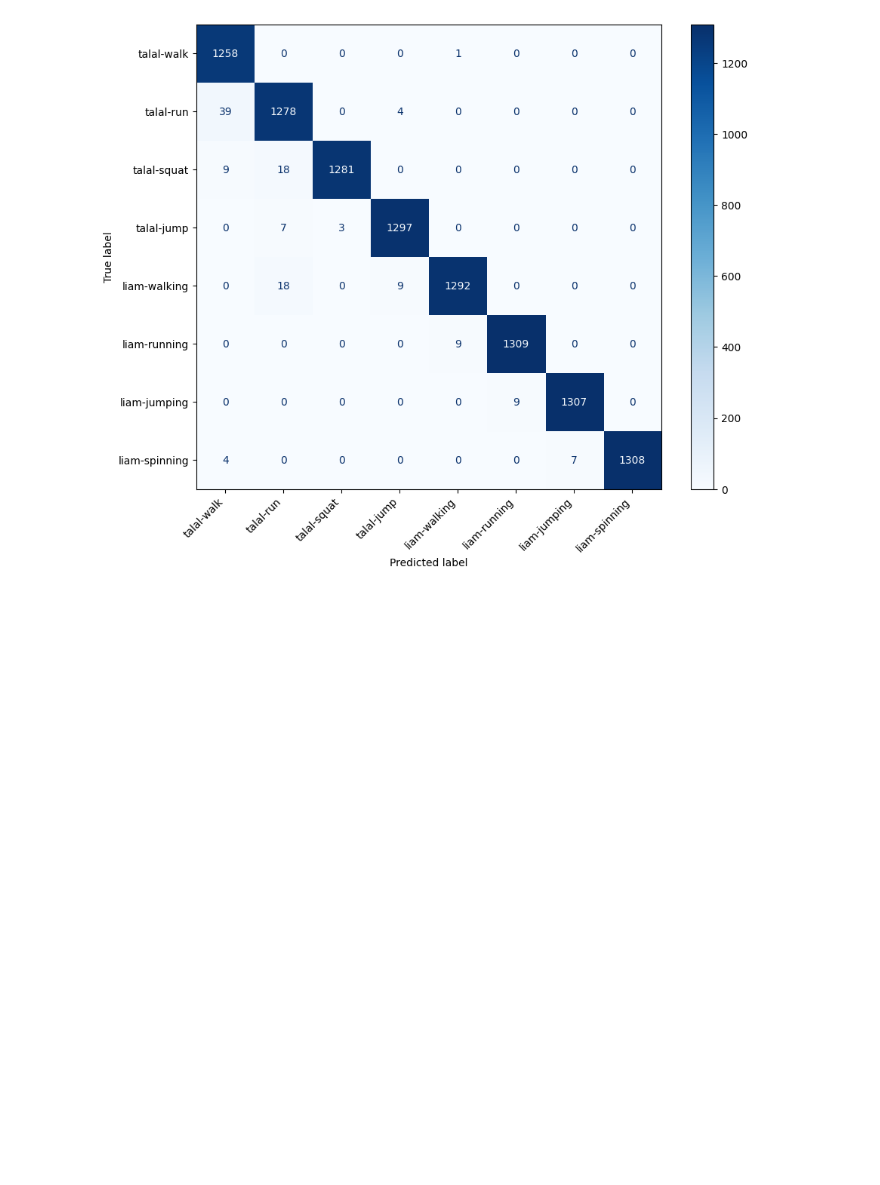
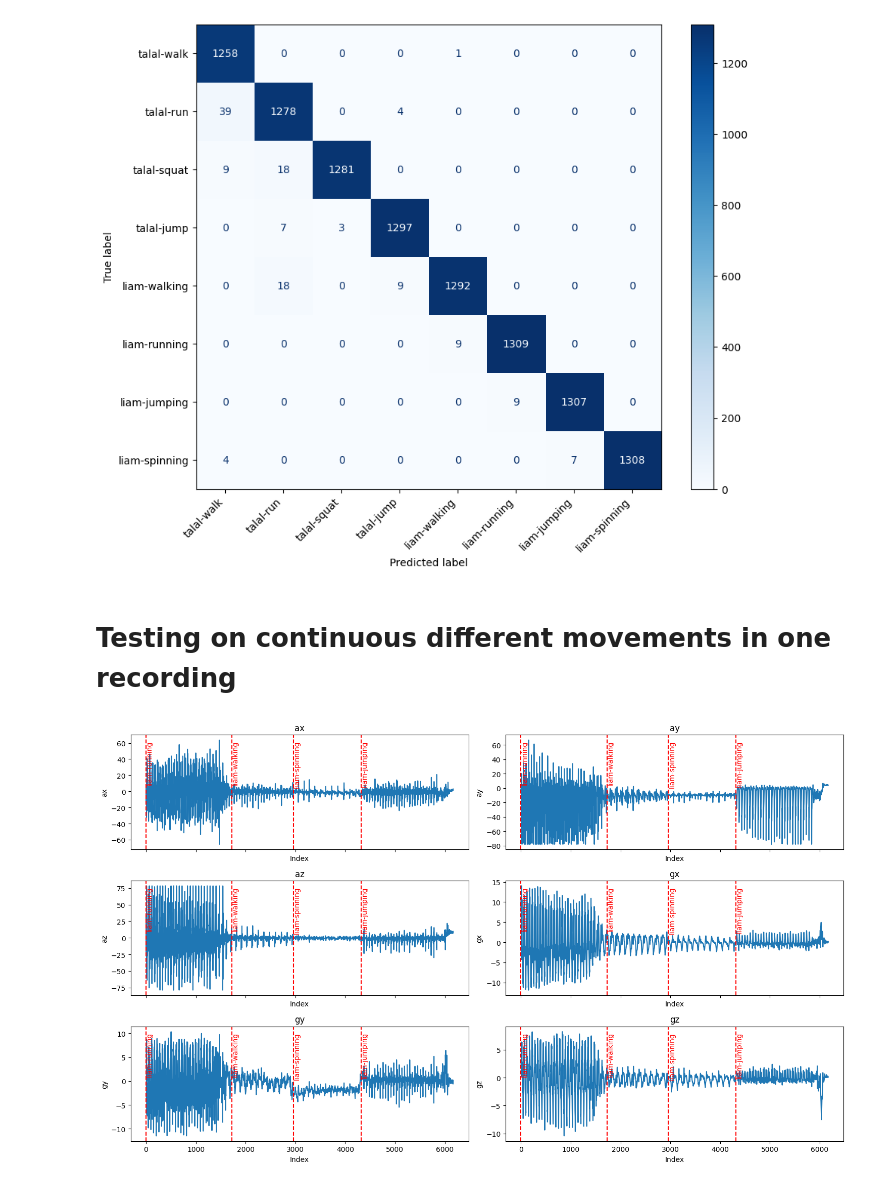
Before and after one commit to TreasureJim/ml-class-rnn-classifier, a Jupyter notebook: model.ipynb, the cells around one changed output. Cells and saved outputs as stored; diff of their text form; code cells hidden in the pictures; blank space fills up the shorter version.

Commit message:
Analyse with continuous data

```diff
--- a/model.ipynb
+++ b/model.ipynb
@@ -289,3 +311,61 @@ plt.show()
 # %% [output]
 328/328 ━━━━━━━━━━━━━━━━━━━━ 2s 5ms/step
 [figure]
+# %% [markdown]
+# Testing on continuous different movements in one recording
+# %%
+import pickle
+import pandas as pd
+
+continuous_test = pickle.load(open("data/continuous-end-test/combined.pkl", "rb"))
+
+positions = [0, 0.28, 0.48, 0.70, 1.0]
+labels = ["liam-running", "liam-walking", "liam-spinning", "liam-jumping"]
+
+bins = [int(len(continuous_test) * pos) for pos in positions]
+bins[-1] = len(continuous_test)
+
+continuous_test['d_class'] = pd.cut(
+    continuous_test.index,
+    bins=bins,
+    labels=labels,
+    right=False,
+    include_lowest=True
+)
+# %%
+import seaborn as sb
+import matplotlib.pyplot as plt
+
+columns = continuous_test.columns
+num_columns = len(columns)
+
+fig_cols = 2
+nrows = 3
+
+# Create subplots
+# figsize: size of figure in inches (width, height)
+fig, axes = plt.subplots(nrows=nrows, ncols=fig_cols, figsize=(15, nrows * 3), sharex=True)
+
+# Flatten axes array for easy iteration
+axes = axes.flatten()
+
+# Plot each column in its respective subplot
+for i, col in enumerate(columns[:-1]):
+    axes[i].plot(continuous_test[col])
+
+    # Add vertical lines and labels
+    for bin_edge, label in zip(bins[:-1], labels):
+        axes[i].axvline(x=bin_edge, color='red', linestyle='--')
+        y_min, y_max = axes[i].get_ylim()
+        y_pos = y_max - (y_max - y_min) * 0.05  # Position label near the top
+        axes[i].text(bin_edge, y_pos, label, rotation=90, verticalalignment='top', color='red')
+
+    axes[i].set_title(col)
+    axes[i].set_xlabel('Index')
+    axes[i].set_ylabel(col)
+
+# Adjust layout to prevent overlap
+plt.tight_layout()
+plt.show()
+# %% [output]
+[figure, added]
```
Also changed, not shown: parts of 8 cells of this notebook, 10 other files.
